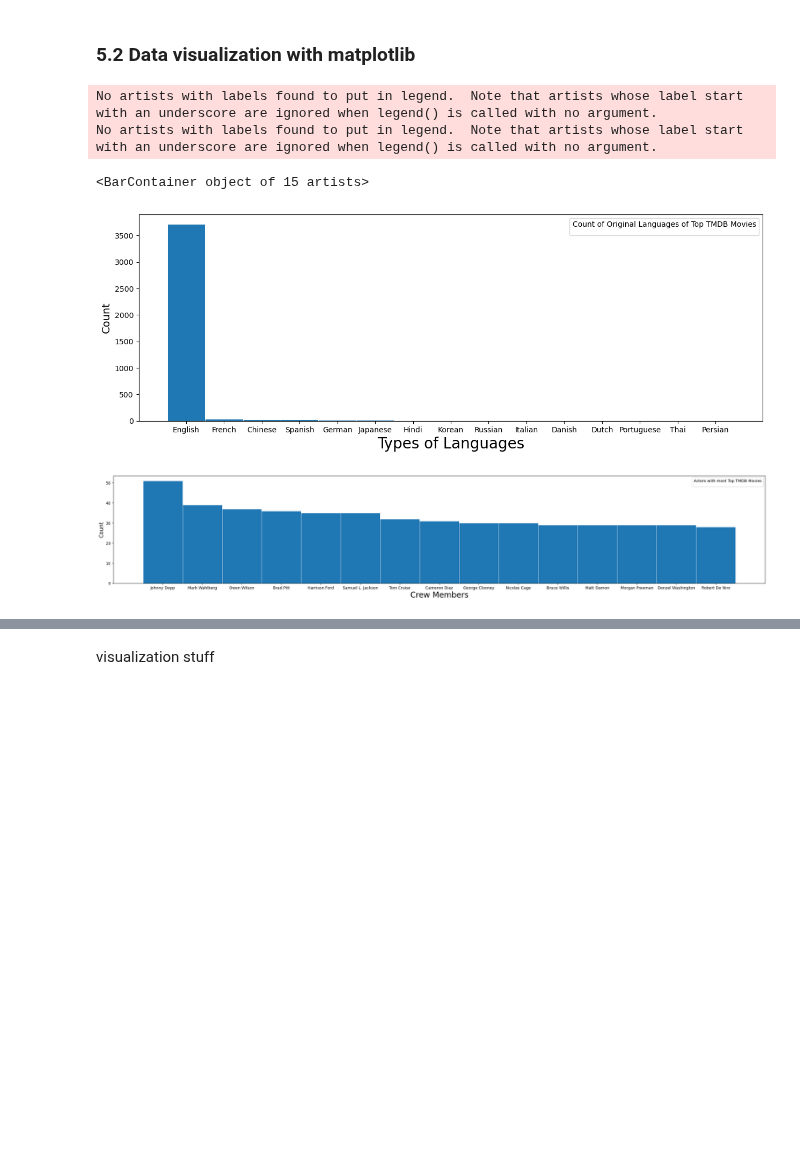
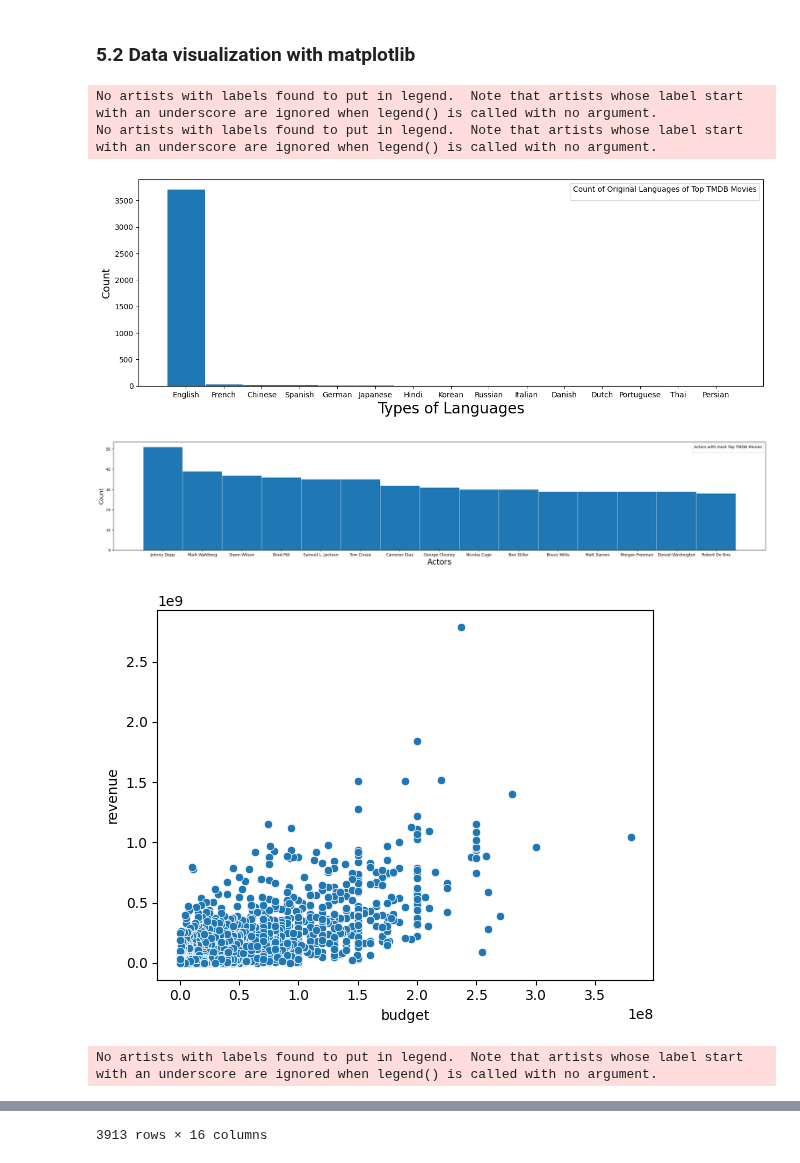
Before and after one commit to yazzylazy/Top-5000-TMDB-Movies-Analysis, a Jupyter notebook: etl_script.ipynb, the cells around one changed output, grey strips where cells are left out. Drawn from its saved outputs; the diff is of its cells as text; code cells hidden in the pictures; blank space fills up the shorter version.

Commit message:
touched up graphs

```diff
--- a/etl_script.ipynb
+++ b/etl_script.ipynb
@@ -893,33 +894,50 @@ df_movies
 ### 5.2 Data visualization with matplotlib
 # %%
 import matplotlib.pyplot as plt
+import seaborn as sns
 
 # Visualization of the count of languages in our dataset
 movie_languages = df_movies["original_language"].value_counts(sort=True,ascending=False).head(15)
 
 fig, ax = plt.subplots(figsize=(15,5))
 
 plt.ylabel("Count",fontsize=14)
 plt.xlabel("Types of Languages",fontsize=20)
 plt.legend(title='Count of Original Languages of Top TMDB Movies')
 
 plt.bar(movie_languages.index, movie_languages.values, width=1, edgecolor="white", linewidth=0.7)
 
 # Visualization of the top Actors with most movies
 actors = df_movies_to_actors['actorID'].value_counts().head(15)
 actor_names = df_unique_actors[df_unique_actors["actorID"].isin(actors.index)]["name"]
 
 fig, ax = plt.subplots(figsize=(30,5))
 
 plt.ylabel("Count",fontsize=14)
-plt.xlabel("Crew Members",fontsize=20)
+plt.xlabel("Actors",fontsize=20)
 plt.legend(title='Actors with most Top TMDB Movies')
 
 
 plt.bar(actor_names, actors.values, width=1, edgecolor="white", linewidth=0.7)
+
+plt.show()
+
+#scatter plot compring movies budget and revenue
+sns.scatterplot(x='budget', y='revenue', data=df_movies) # need to work on this
+plt.legend(title='ScatterPlot compring movies budget and revenue')
+plt.show()
+
+# boxplot taking the vote average
+sns.boxplot(x='vote_average', data=df_movies) # need to work on this
+plt.xlabel("Rating",fontsize=10)
+plt.legend(title='Boxplot representing vote ratings of all movies')
+plt.show()
+
+df_movies
 # %% [output]
 No artists with labels found to put in legend.  Note that artists whose label start with an underscore are ignored when legend() is called with no argument.
 No artists with labels found to put in legend.  Note that artists whose label start with an underscore are ignored when legend() is called with no argument.
-<BarContainer object of 15 artists>
 [figure]
-[figure, old version]
+[figure, new version]
+[figure, added]
+No artists with labels found to put in legend.  Note that artists whose label start with an underscore are ignored when legend() is called with no argument.
@@ -926,2 +957 @@ No artists with labels found to put in legend.  Note that artists whose label st
+3913 rows × 16 columns
-# %% [markdown]
-visualization stuff
```
Also changed, not shown: parts of 4 cells of this notebook.
